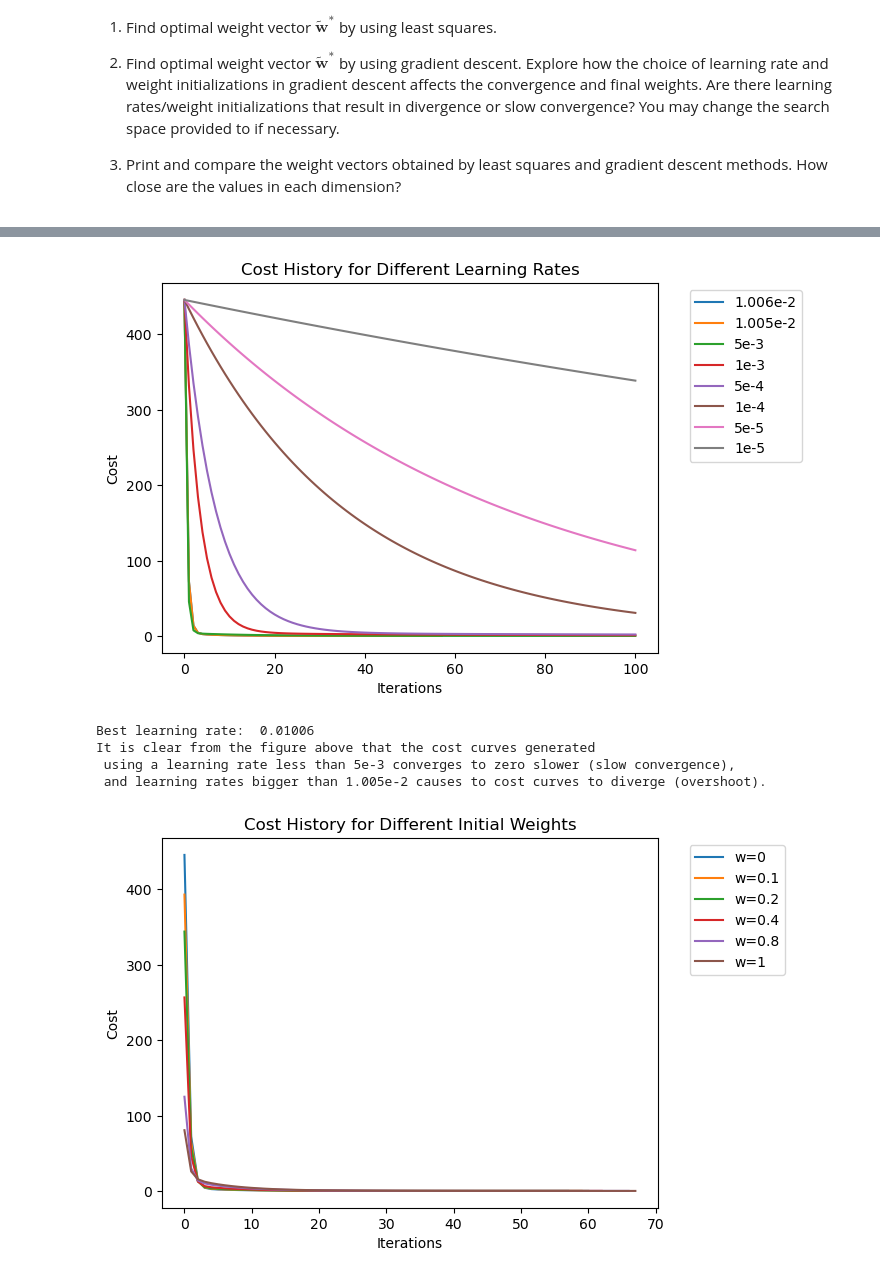
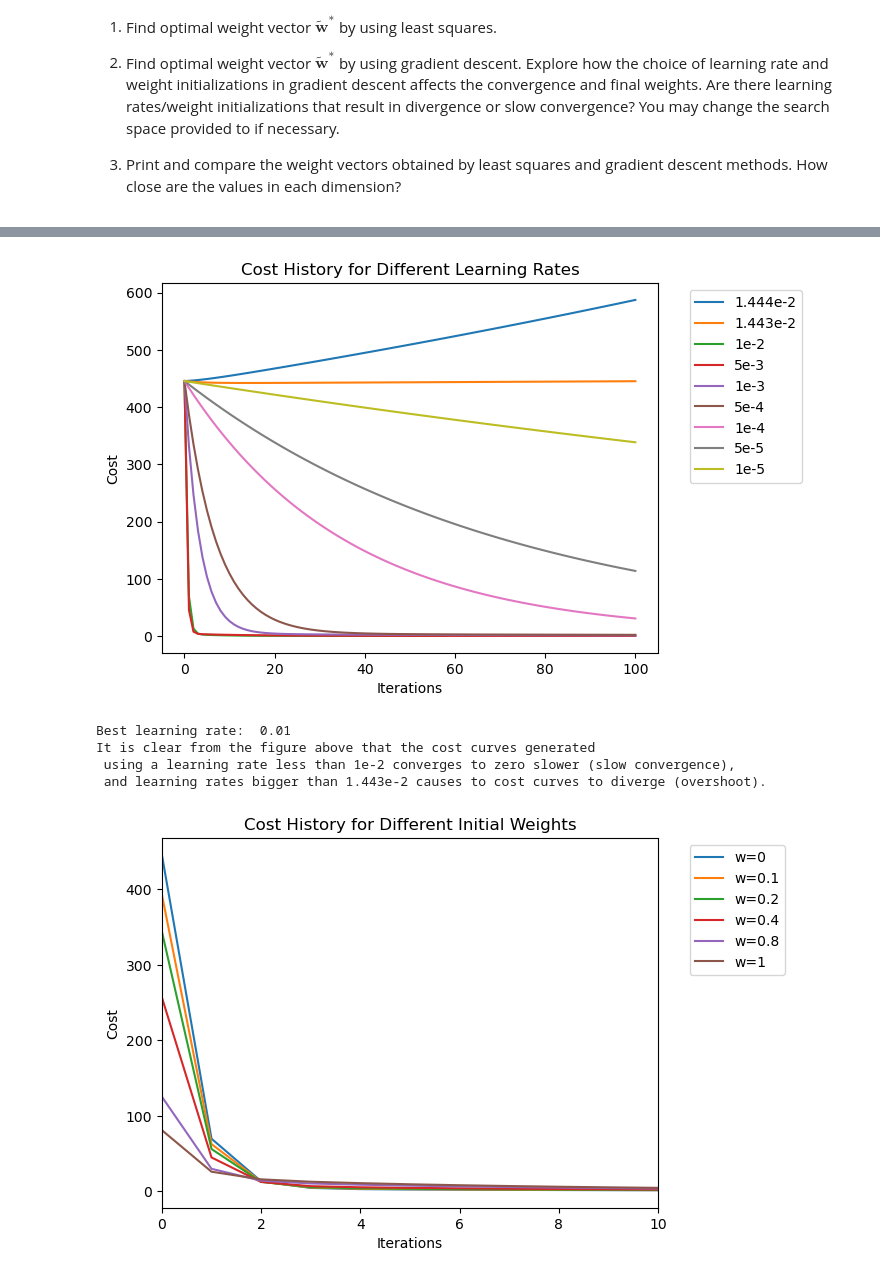
Before and after one commit to MustafaKrc/LFD24, a Jupyter notebook: Linear and Polynomial Regression with Least Squares and Gradient Descent/Homework-1.ipynb, the cells around one changed output, grey strips where cells are left out. Saved outputs shown, nothing was run; the diff lists cells and outputs as text; code cells hidden in the pictures.

```diff
--- a/Linear and Polynomial Regression with Least Squares and Gradient Descent/Homework-1.ipynb
+++ b/Linear and Polynomial Regression with Least Squares and Gradient Descent/Homework-1.ipynb
@@ -811,16 +783,16 @@ best_w = 0
 
 learning_rates = [1.444e-2, 1.443e-2, 1e-2, 5e-3, 1e-3, 5e-4, 1e-4, 5e-5, 1e-5]
 # initial weights to be used
-weights = np.zeros((6, V.shape[1], 1))
-weights[1,:,:] = 0.1*np.ones((V.shape[1],1))
-weights[2,:,:] = 0.2*np.ones((V.shape[1],1))
-weights[3,:,:] = 0.4*np.ones((V.shape[1],1))
-weights[4,:,:] = 0.8*np.ones((V.shape[1],1))
-weights[5,:,:] = np.ones((V.shape[1],1))
+weights = np.zeros((6, vandermonde.shape[1], 1))
+weights[1,:,:] = 0.1*np.ones((vandermonde.shape[1],1))
+weights[2,:,:] = 0.2*np.ones((vandermonde.shape[1],1))
+weights[3,:,:] = 0.4*np.ones((vandermonde.shape[1],1))
+weights[4,:,:] = 0.8*np.ones((vandermonde.shape[1],1))
+weights[5,:,:] = np.ones((vandermonde.shape[1],1))
 
 min_cost = 1e300
 for lr in learning_rates:
-    gd = gradientDescent(V, y, weights[0], lr, max_iterations)
+    gd = gradientDescent(vandermonde, y, weights[0], lr, max_iterations)
     gd.fit(lr, max_iterations)
     if gd.cost_history[-1] < min_cost:
         min_cost = gd.cost_history[-1]
@@ -838,46 +810,50 @@ print("It is clear from the figure above that the cost curves generated \n",
       "using a learning rate less than 1e-2 converges to zero slower (slow convergence),\n",
       "and learning rates bigger than 1.443e-2 causes to cost curves to diverge (overshoot).")
 
+
 min_cost = 1e300
 for w in weights:
-    gd = gradientDescent(V, y, w, best_lr, max_iterations)
+    gd = gradientDescent(vandermonde, y, w, best_lr, max_iterations)
     gd.fit(best_lr, max_iterations)
     if gd.cost_history[-1] < min_cost:
         min_cost = gd.cost_history[-1]
         best_w = w
     plt.plot(gd.cost_history, label=w)
 
+
+
 plt.title('Cost History for Different Initial Weights')
 plt.legend(["w=0", "w=0.1", "w=0.2", "w=0.4", "w=0.8", "w=1"], bbox_to_anchor=(1.05, 1), loc='upper left')
 plt.xlabel('Iterations')
 plt.ylabel('Cost')
+plt.xlim(0, 10)  # Set the x-axis limit to show only up to 10 data points to better visualize the cost history
 plt.show()
 
 print("Best initial weights: \n", str(best_w))
 print("Initial weights that are smaller than 0.4 converge to zero slower. \n",
       "Values that are larger than 0.4 converges faster at first couple iterations, \n",
       "but stay behind of 0.4 in the long run.\n")
 
-ultimate_gd = gradientDescent(V, y, best_w, best_lr, max_iterations)
+ultimate_gd = gradientDescent(vandermonde, y, best_w, best_lr, max_iterations)
 ultimate_gd.fit(best_lr, max_iterations)
 print("Optimum weights calculated by different optimization methods are shown below: ")
 print("Least Squares: \n",least_squares_w,"\nGradient Descent: \n", ultimate_gd.w)
 
 from polynomialRegression import rel_error
 
 print("Relative error: ", rel_error(least_squares_w, ultimate_gd.w))
 print("MSE using gradient descent: ", ultimate_gd.cost())
 ultimate_gd.w = least_squares_w
 print("MSE using least squares: ", ultimate_gd.cost())
 print("The MSE values show that the least squares approach gives \n",
       "more precise results.")
 
 ##############################################################################
 # %% [output]
-[figure, old version]
+[figure, new version]
-Best learning rate:  0.01006
+Best learning rate:  0.01
 It is clear from the figure above that the cost curves generated
- using a learning rate less than 5e-3 converges to zero slower (slow convergence),
- and learning rates bigger than 1.005e-2 causes to cost curves to diverge (overshoot).
+ using a learning rate less than 1e-2 converges to zero slower (slow convergence),
+ and learning rates bigger than 1.443e-2 causes to cost curves to diverge (overshoot).
-[figure, old version]
+[figure, new version]
 Best initial weights:
```
Also changed, not shown: parts of 6 cells of this notebook.
